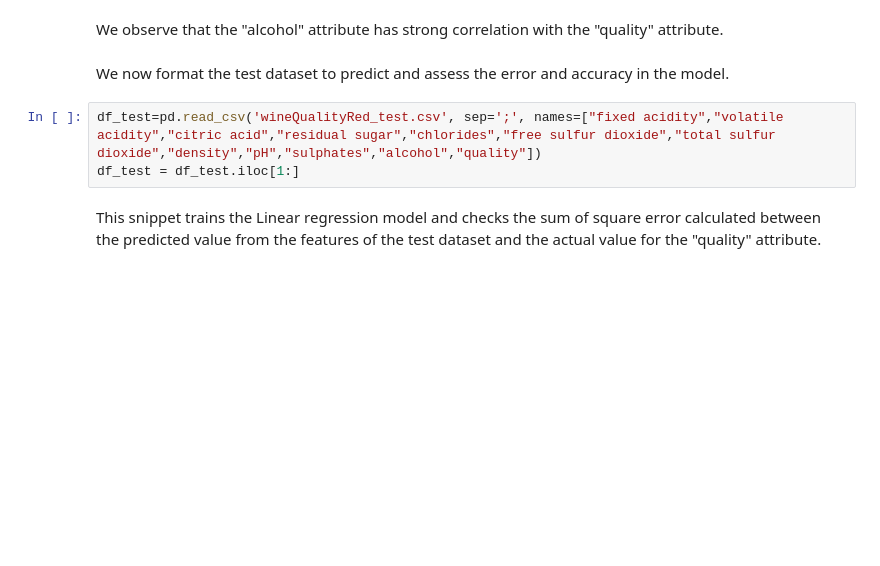
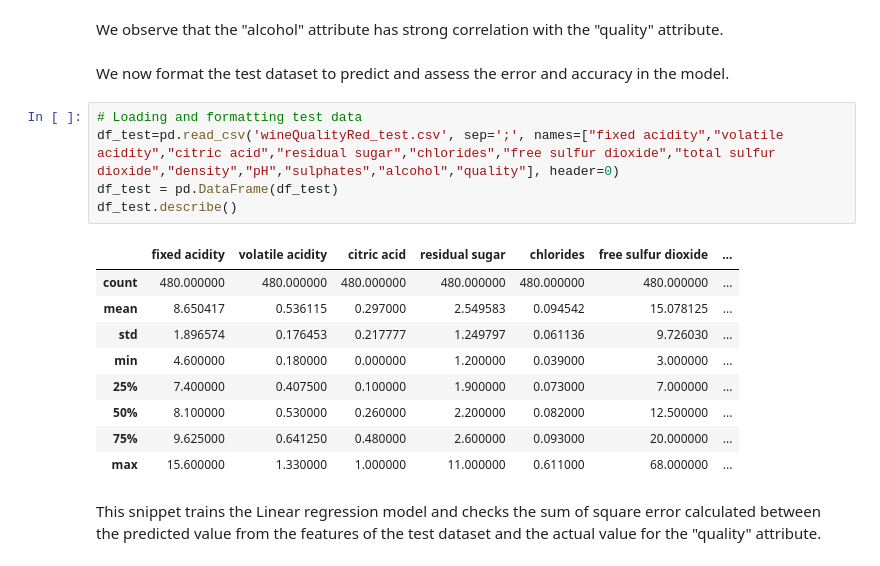
Before and after one commit to rakshaa2000/30-Days-of-ML, a Jupyter notebook: Wine_Quality_Linear_Regression.ipynb, the cells around one changed output. Cells and saved outputs as stored; diff of their text form; blank space fills up the shorter version.

```diff
--- a/Wine_Quality_Linear_Regression.ipynb
+++ b/Wine_Quality_Linear_Regression.ipynb
@@ -65,8 +71,20 @@ We observe that the "alcohol" attribute has strong correlation with the "quality
 # %% [markdown]
 We now format the test dataset to predict and assess the error and accuracy in the model.
 # %%
-df_test=pd.read_csv('wineQualityRed_test.csv', sep=';', names=["fixed acidity","volatile acidity","citric acid","residual sugar","chlorides","free sulfur dioxide","total sulfur dioxide","density","pH","sulphates","alcohol","quality"])
-df_test = df_test.iloc[1:]
+# Loading and formatting test data
+df_test=pd.read_csv('wineQualityRed_test.csv', sep=';', names=["fixed acidity","volatile acidity","citric acid","residual sugar","chlorides","free sulfur dioxide","total sulfur dioxide","density","pH","sulphates","alcohol","quality"], header=0)
+df_test = pd.DataFrame(df_test)
+df_test.describe()
+# %% [output]
+|  | fixed acidity | volatile acidity | citric acid | residual sugar | chlorides | free sulfur dioxide | ... |
+| count | 480.000000 | 480.000000 | 480.000000 | 480.000000 | 480.000000 | 480.000000 | ... |
+| mean | 8.650417 | 0.536115 | 0.297000 | 2.549583 | 0.094542 | 15.078125 | ... |
+| std | 1.896574 | 0.176453 | 0.217777 | 1.249797 | 0.061136 | 9.726030 | ... |
+| min | 4.600000 | 0.180000 | 0.000000 | 1.200000 | 0.039000 | 3.000000 | ... |
+| 25% | 7.400000 | 0.407500 | 0.100000 | 1.900000 | 0.073000 | 7.000000 | ... |
+| 50% | 8.100000 | 0.530000 | 0.260000 | 2.200000 | 0.082000 | 12.500000 | ... |
+| 75% | 9.625000 | 0.641250 | 0.480000 | 2.600000 | 0.093000 | 20.000000 | ... |
+| max | 15.600000 | 1.330000 | 1.000000 | 11.000000 | 0.611000 | 68.000000 | ... |
 # %% [markdown]
 This snippet trains the Linear regression model and checks the sum of
 square error calculated between the predicted value from the features of the test dataset and the actual value for the "quality" attribute.
```
Also changed, not shown: parts of 6 cells of this notebook.
